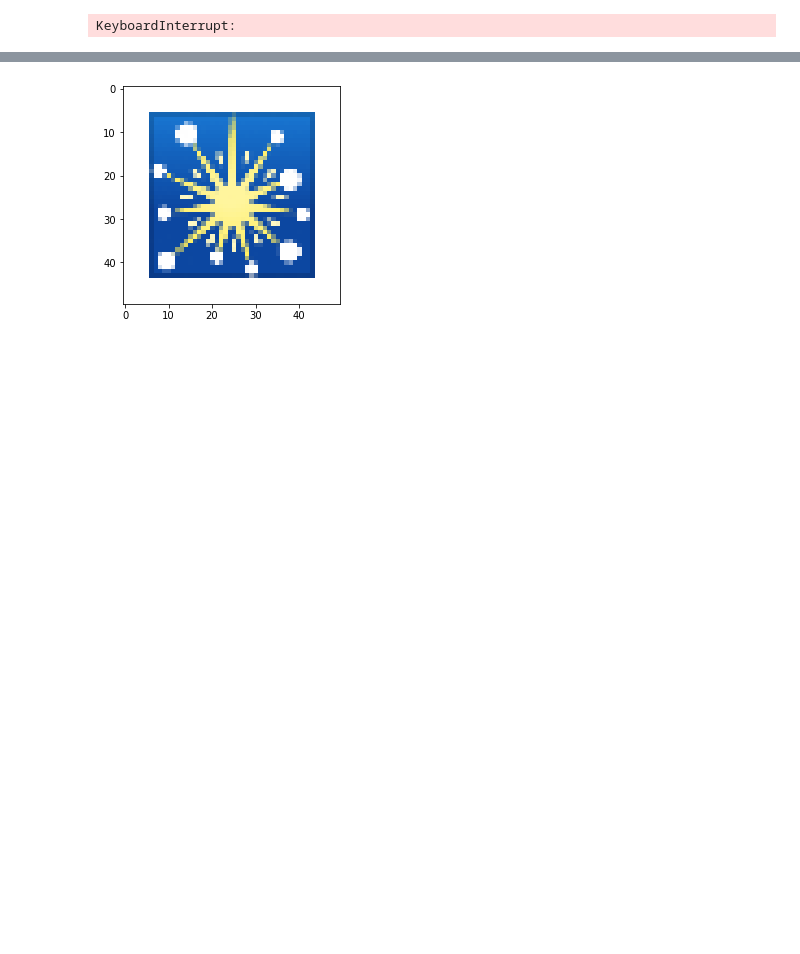
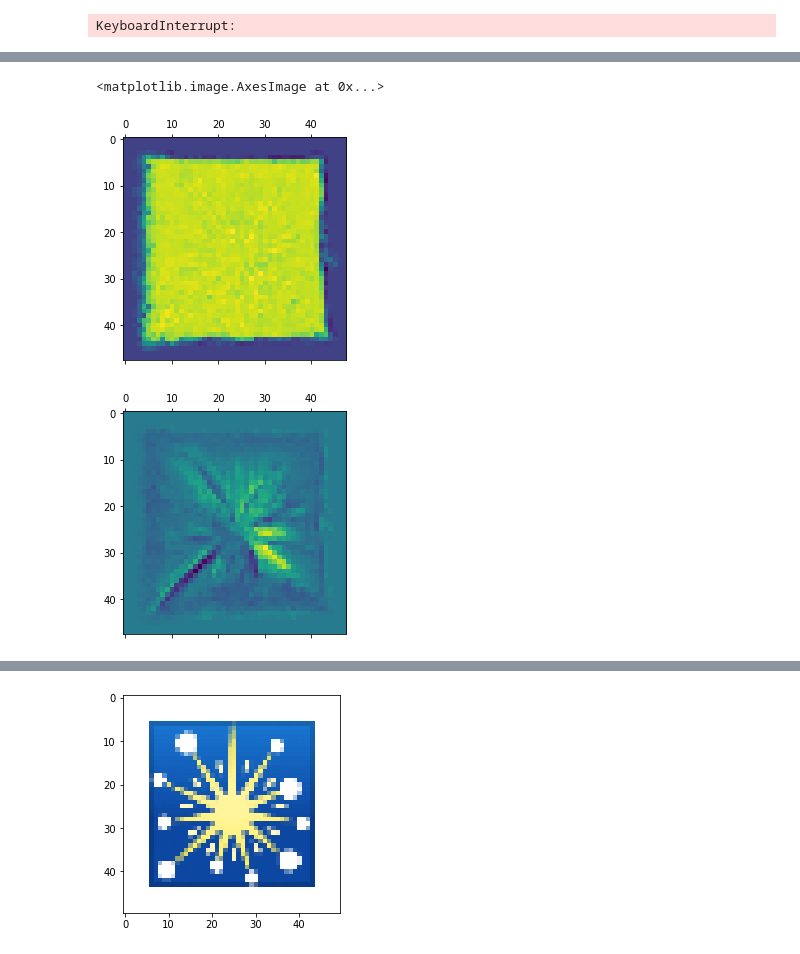
Before and after one commit to LetteraUnica/neural_cellular_automata, a Jupyter notebook: pytorch_ca/multiple_CA.ipynb, the cells around one changed output, grey strips where cells are left out. Drawn from its saved outputs; the diff is of its cells as text; code cells hidden in the pictures; blank space fills up the shorter version.

```diff
--- a/pytorch_ca/multiple_CA.ipynb
+++ b/pytorch_ca/multiple_CA.ipynb
@@ -68,3 +68,10 @@ pl.show()
+# %%
+pl.matshow(inputs[0, -1].cpu())
+pl.matshow(inputs[0, -4].cpu())
+# %% [output]
+<matplotlib.image.AxesImage at 0x...>
+[figure, added]
+[figure, added]
 # %%
 def state_to_image(x, n_channels, mask_channels):
     alpha = x[:, n_channels-1:n_channels-1+mask_channels].sum(dim=1).unsqueeze(1)
```
Also changed, not shown: parts of 7 cells of this notebook, 4 other files.
